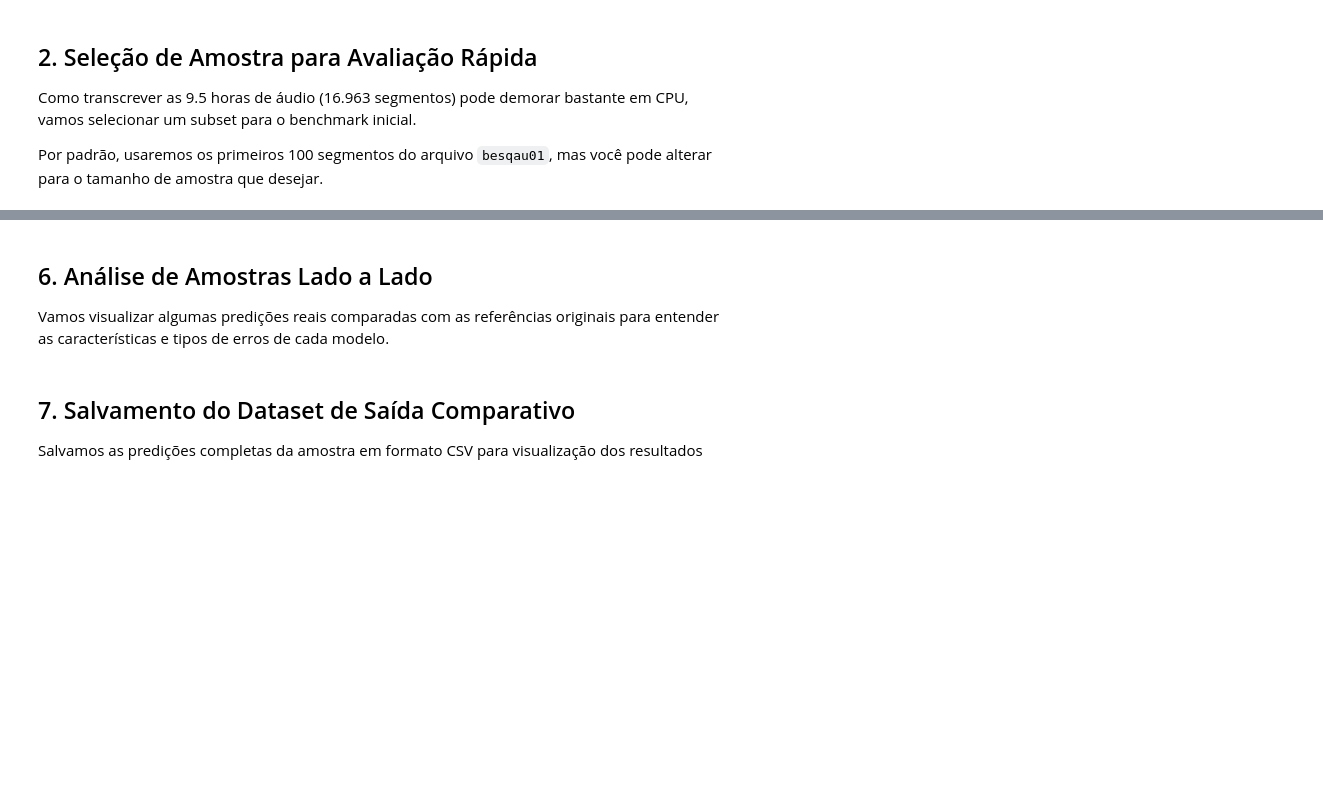
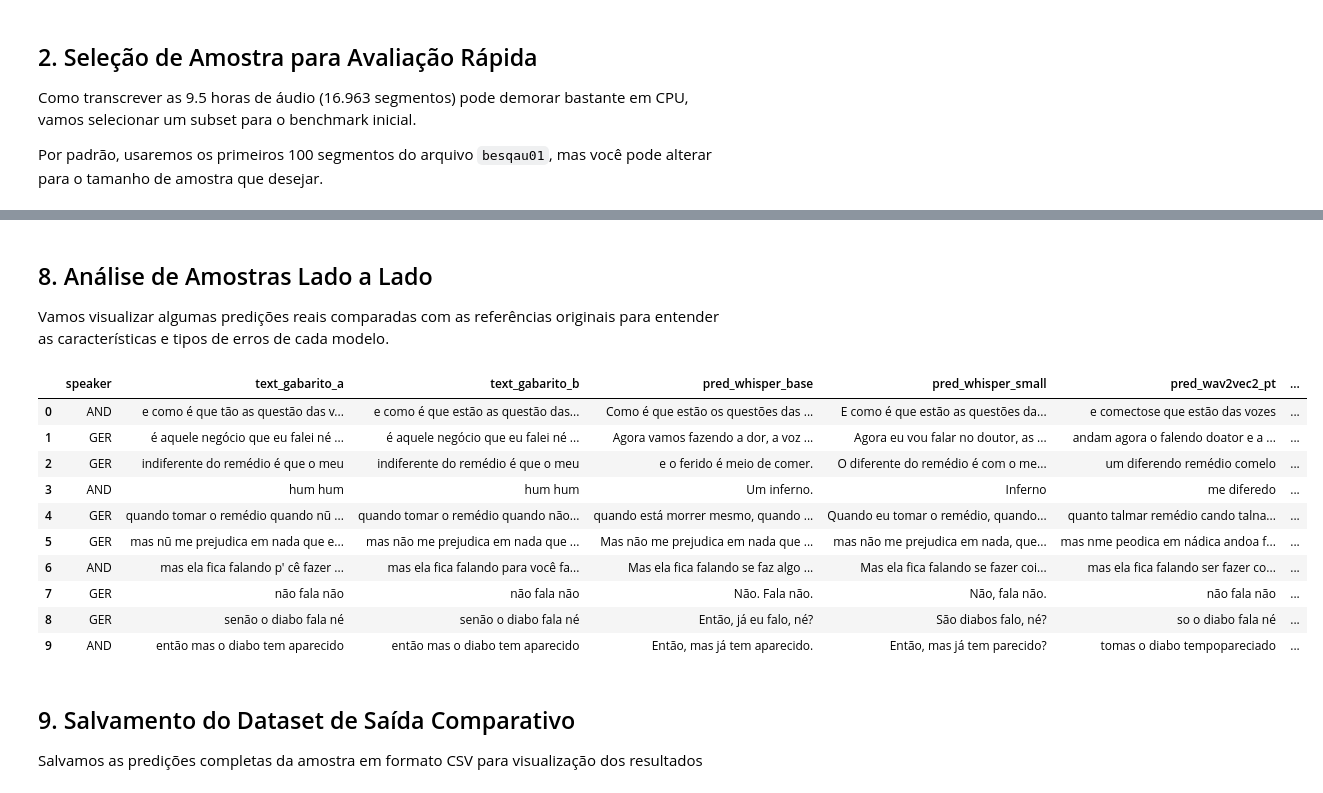
Before and after one commit to Thom3002/INF2475-DeepLearning, a Jupyter notebook: notebooks/2_inferencia_benchmark.ipynb, the cells around one changed output, grey strips where cells are left out. Drawn from its saved outputs; the diff is of its cells as text; code cells hidden in the pictures; blank space fills up the shorter version.

Commit message:
feat: adds new evaluation with 100 segments for all 4 models, whisper, wav2vec and meta mms

```diff
--- a/notebooks/2_inferencia_benchmark.ipynb
+++ b/notebooks/2_inferencia_benchmark.ipynb
@@ -65,0 +83,3 @@ df_sample["audio_len"] = audio_durations
+# %%
+# Instancia o modelo Whisper Small via faster-whisper
+whisper_small_model = ASRModelWrapper(model_type="whisper", model_id_or_size="small")
@@ -78,7 +125,7 @@ wav2vec2_preds = []
 wav2vec2_times = []
 
 for _, row in tqdm(df_sample.iterrows(), total=len(df_sample), desc="Wav2Vec2 PT"):
-    audio_path = Path("..") / row["audio_path"]
+    audio_path = Path("..") / "data/input/processed/audio" / Path(row["audio_path"]).name
     try:
         res = wav2vec2_model.transcribe(audio_path)
         wav2vec2_preds.append(res["text"])
@@ -92,0 +144,6 @@ df_sample["time_wav2vec2_pt"] = wav2vec2_times
+# %%
+# Instancia o modelo Meta MMS-1B
+mms_model = ASRModelWrapper(
+    model_type="mms",
+    model_id_or_size="facebook/mms-1b-all"
+)
@@ -93 +153,18 @@ df_sample["time_wav2vec2_pt"] = wav2vec2_times
+# %%
+mms_preds = []
+mms_times = []
+
+for _, row in tqdm(df_sample.iterrows(), total=len(df_sample), desc="Meta MMS-1B"):
+    audio_path = Path("..") / "data/input/processed/audio" / Path(row["audio_path"]).name
+    try:
+        res = mms_model.transcribe(audio_path)
+        mms_preds.append(res["text"])
+        mms_times.append(res["execution_time_s"])
+    except Exception as e:
+        print(f"Erro no segmento {row['segment_id']}: {e}")
+        mms_preds.append("")
+        mms_times.append(0.0)
+
+df_sample["pred_mms_1b"] = mms_preds
+df_sample["time_mms_1b"] = mms_times
 # %% [markdown]
@@ -139,18 +239,32 @@ df_results
 # %% [markdown]
-## 6. Análise de Amostras Lado a Lado
+## 8. Análise de Amostras Lado a Lado
 
 Vamos visualizar algumas predições reais comparadas com as referências originais para entender as características e tipos de erros de cada modelo.
 # %%
 columns_to_show = [
     "speaker",
     "text_gabarito_a",
     "text_gabarito_b",
     "pred_whisper_base",
-    "pred_wav2vec2_pt"
+    "pred_whisper_small",
+    "pred_wav2vec2_pt",
+    "pred_mms_1b"
 ]
 df_valid[columns_to_show].head(10)
+# %% [output]
+|  | speaker | text_gabarito_a | text_gabarito_b | pred_whisper_base | pred_whisper_small | pred_wav2vec2_pt | ... |
+| 0 | AND | e como é que tão as questão das v... | e como é que estão as questão das... | Como é que estão os questões das ... | E como é que estão as questões da... | e comectose que estão das vozes | ... |
+| 1 | GER | é aquele negócio que eu falei né ... | é aquele negócio que eu falei né ... | Agora vamos fazendo a dor, a voz ... | Agora eu vou falar no doutor, as ... | andam agora o falendo doator e a ... | ... |
+| 2 | GER | indiferente do remédio é que o meu | indiferente do remédio é que o meu | e o ferido é meio de comer. | O diferente do remédio é com o me... | um diferendo remédio comelo | ... |
+| 3 | AND | hum hum | hum hum | Um inferno. | Inferno | me diferedo | ... |
+| 4 | GER | quando tomar o remédio quando nũ ... | quando tomar o remédio quando não... | quando está morrer mesmo, quando ... | Quando eu tomar o remédio, quando... | quanto talmar remédio cando talna... | ... |
+| 5 | GER | mas nũ me prejudica em nada que e... | mas não me prejudica em nada que ... | Mas não me prejudica em nada que ... | mas não me prejudica em nada, que... | mas nme peodica em nádica andoa f... | ... |
+| 6 | AND | mas ela fica falando p' cê fazer ... | mas ela fica falando para você fa... | Mas ela fica falando se faz algo ... | Mas ela fica falando se fazer coi... | mas ela fica falando ser fazer co... | ... |
+| 7 | GER | não fala não | não fala não | Não. Fala não. | Não, fala não. | não fala não | ... |
+| 8 | GER | senão o diabo fala né | senão o diabo fala né | Então, já eu falo, né? | São diabos falo, né? | so o diabo fala né | ... |
+| 9 | AND | então mas o diabo tem aparecido | então mas o diabo tem aparecido | Então, mas já tem aparecido. | Então, mas já tem parecido? | tomas o diabo tempopareciado | ... |
 # %% [markdown]
-## 7. Salvamento do Dataset de Saída Comparativo
+## 9. Salvamento do Dataset de Saída Comparativo
 
 Salvamos as predições completas da amostra em formato CSV para visualização dos resultados
 # %%
```
Also changed, not shown: parts of 15 cells of this notebook, 3 other files.
